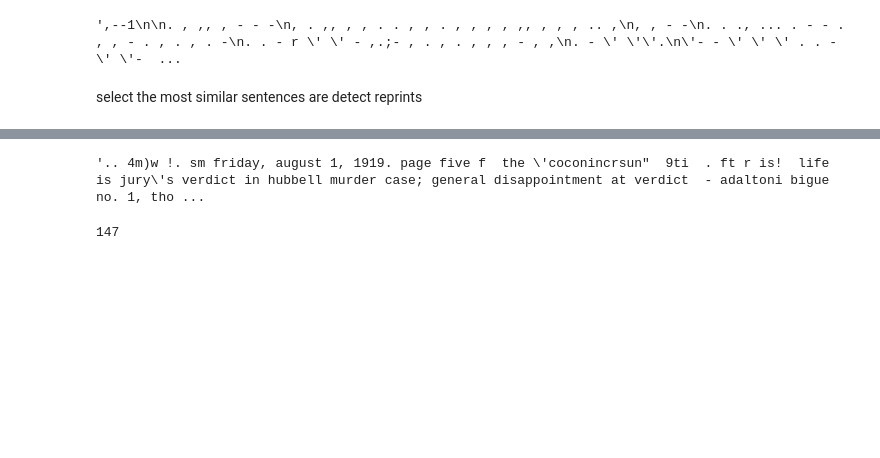
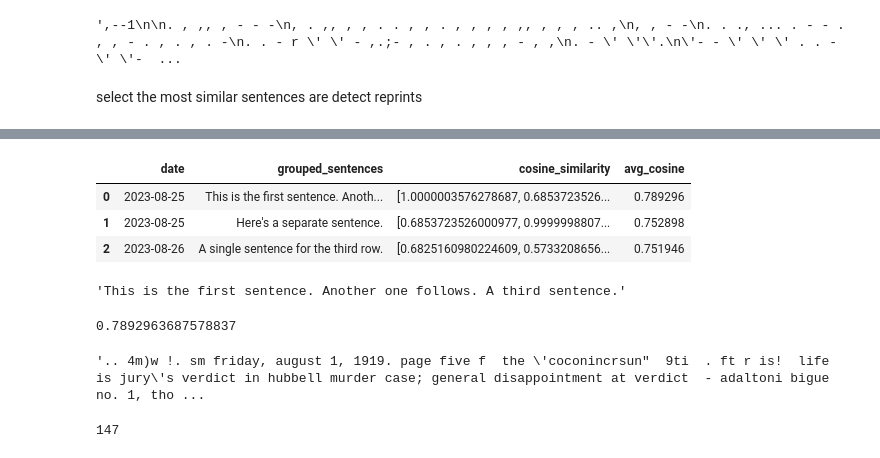
Before and after one commit to 91jpark19/red-summer, a Jupyter notebook: keyword_window.ipynb, the cells around one changed output, grey strips where cells are left out. Saved outputs shown, nothing was run; the diff lists cells and outputs as text; code cells hidden in the pictures; blank space fills up the shorter version.

```diff
--- a/keyword_window.ipynb
+++ b/keyword_window.ipynb
@@ -161,3 +252,21 @@ sample
+# %%
+new_df['avg_cosine']=new_df['cosine_similarity'].apply(lambda x: np.mean(x))
+# %%
+new_df
+# %% [output]
+|  | date | grouped_sentences | cosine_similarity | avg_cosine |
+| 0 | 2023-08-25 | This is the first sentence. Anoth... | [1.0000003576278687, 0.6853723526... | 0.789296 |
+| 1 | 2023-08-25 | Here's a separate sentence. | [0.6853723526000977, 0.9999998807... | 0.752898 |
+| 2 | 2023-08-26 | A single sentence for the third row. | [0.6825160980224609, 0.5733208656... | 0.751946 |
+# %%
+new_df['grouped_sentences'].loc[0]
+# %% [output]
+'This is the first sentence. Another one follows. A third sentence.'
+# %%
+import numpy as np
+np.mean(new_df['cosine_similarity'].loc[0])
+# %% [output]
+0.7892963687578837
 # %%
 sample['text'].loc[199]
 # %% [output]
```
Also changed, not shown: parts of 17 cells of this notebook, 3 other files.
